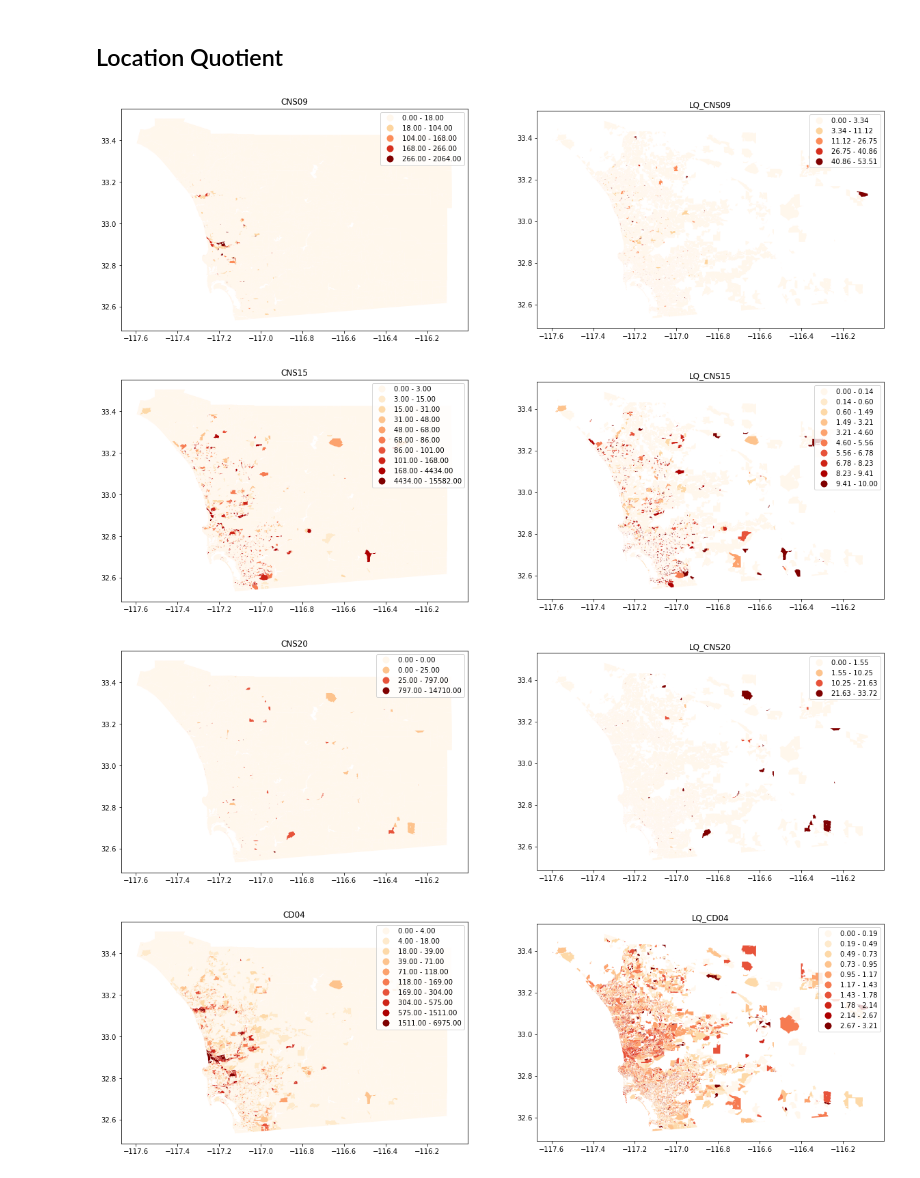
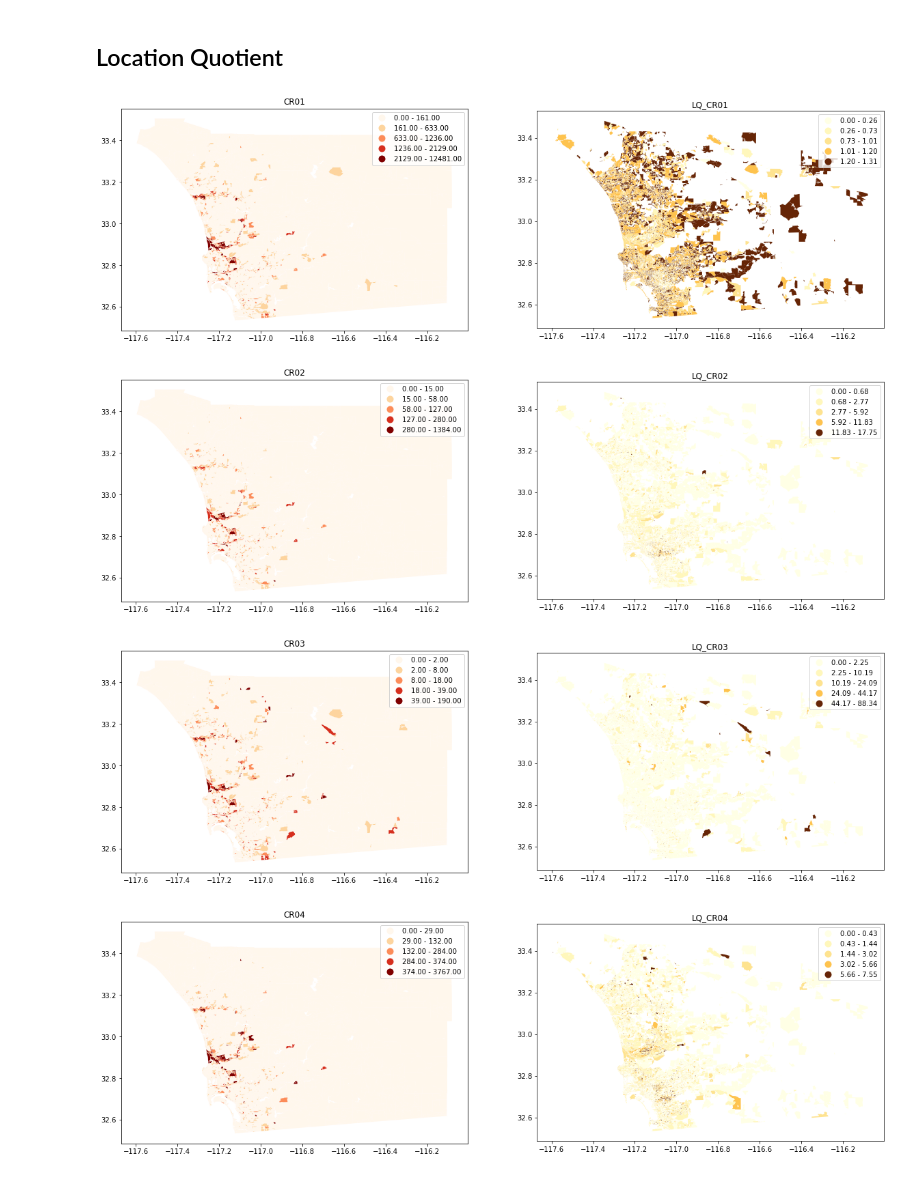
Before and after one commit to AnGWar26/Regional-Employment-Clusters, a Jupyter notebook: LEHD_DataRead.ipynb, the cells around one changed output. Cells and saved outputs as stored; diff of their text form; code cells hidden in the pictures.

```diff
--- a/LEHD_DataRead.ipynb
+++ b/LEHD_DataRead.ipynb
@@ -130,16 +79,15 @@ SDlehd_blocks.plot(column='Job_Local_Entropy', cmap='inferno_r', figsize = (10,1
 """
 #nested list for LQ for loop
 lehd_lists = [workerage_list,workerwage_list,jobs_list,race_list,edu_list,sex_list,firmage_list,firmsize_list]
+index_list = WorkerAgeLQIndex, WorkerWageLQIndex, JobsLQIndex, RaceLQIndex, EduLQIndex, SexLQIndex, FirmAgeLQIndex,FirmSizeLQIndex
+for_list =  zip(lehd_lists,index_list)
 
-Want to create a for loop that iterates through each item in my list of lists. Current error: "must be str, not list".
-So it has to be list when creating LQIndex in the first line, but then a specific entry in the 2nd line.
-Function would still have to know strng belongs to specific list, move to next list when over.
-What if create dictionary where some entries (ones in the same list) have same key and iterate over
-keyson first line and entries in the second?
-for lists in range(len(lehd_lists)):
-    LQIndex = MultiLocationQuotient(SDlehd_blocks, lehd_lists[lists])
-    SDlehd_blocks['LQ_' + lehd_lists[lists]] = LQIndex.statistics[:,lists]
+for lehd_lists,index_lists in for_list:
+    for items in for_list:
+        items = MultiLocationQuotient(SDlehd_blocks, lehd_lists[lehd_lists])
+        SDlehd_blocks['LQ_' + lehd_list[lehd_lists]] = items.statistics[:,lehd_lists]
 """
+
 
 WorkerAgeLQIndex = MultiLocationQuotient(SDlehd_blocks, workerage_list)
 WorkerWageLQIndex = MultiLocationQuotient(SDlehd_blocks, workerwage_list)
@@ -174,3 +122,12 @@ for items in range(len(firmage_list)):
 
 for items in range(len(firmsize_list)):
     SDlehd_blocks['LQ_' + firmsize_list[items]] = FirmSizeLQIndex.statistics[:,items]
+# %%
+#Create a cmap that's more appropriate for displaying LQ
+from pysal.viz.splot._viz_utils import shift_colormap
+lqmap = shift_colormap('YlOrBr', midpoint=1.0)
+#Remove 0 in LQ; more buckets for other values
+col_list = SDlehd_blocks.columns.tolist()
+lqlist = [lq for lq in col_list if 'LQ_' in lq]
+for lq in lqlist:
+    SDlehd_blocks[lq].replace(0,'NaN')
@@ -177,30 +143,18 @@ for items in range(len(firmsize_list)):
 # %%
-def graph_codes(code,cmap,k):
+def graph_codes(code,cmap='OrRd',k=5):
     """A function that takes the LEHD code(string), cmap(string), and k(int) as arguements. Graphs both the original
    and the LQ of the code with arguements specified. Default scheme is FisherJenksSampled. Can I add error handling for when
    not enough unique values for requested value of k?"""
     fig, axs = matplotlib.pyplot.subplots(1,2, figsize=(20,10))
     axs[0].set_title(code)
     axs[1].set_title('LQ_'+ code)
-    SDlehd_blocks.plot(column= code, cmap=cmap, k=k, scheme='fisherjenkssampled', figsize = (10,10), legend=True, ax=axs[0],)
-    SDlehd_blocks.plot(column= 'LQ_' + code, cmap=cmap, k=k, scheme='fisherjenkssampled', figsize = (10,10), legend=True, ax=axs[1])
+    SDlehd_blocks.plot(column= code, cmap=cmap, k=k, scheme='fisherjenkssampled', figsize = (10,10), legend=True, ax=axs[0])
+    SDlehd_blocks.plot(column= 'LQ_' + code, cmap=lqmap, k=k, scheme='fisherjenkssampled', figsize = (10,10), legend=True, ax=axs[1])
-# %%
-#information workers
-graph_codes('CNS09','OrRd',k=5)
-# %% [output]
-[figure, removed]
-# %%
-#educational services workers
-graph_codes('CNS15','OrRd',10)
-# %% [output]
-[figure, removed]
-# %%
-#Public administration workers
-graph_codes('CNS20','OrRd',4)
-# %% [output]
-[figure, removed]
-# %%
-#Distrobution of most educated workers
-graph_codes('CD04','OrRd',10)
-# %% [output]
-[figure, removed]
+# %%
+for codes in race_list:
+    graph_codes(codes,'OrRd',5)
+# %% [output]
+[figure, added]
+[figure, added]
+[figure, added]
+[figure, added]
```
Also changed, not shown: parts of 12 cells of this notebook.
